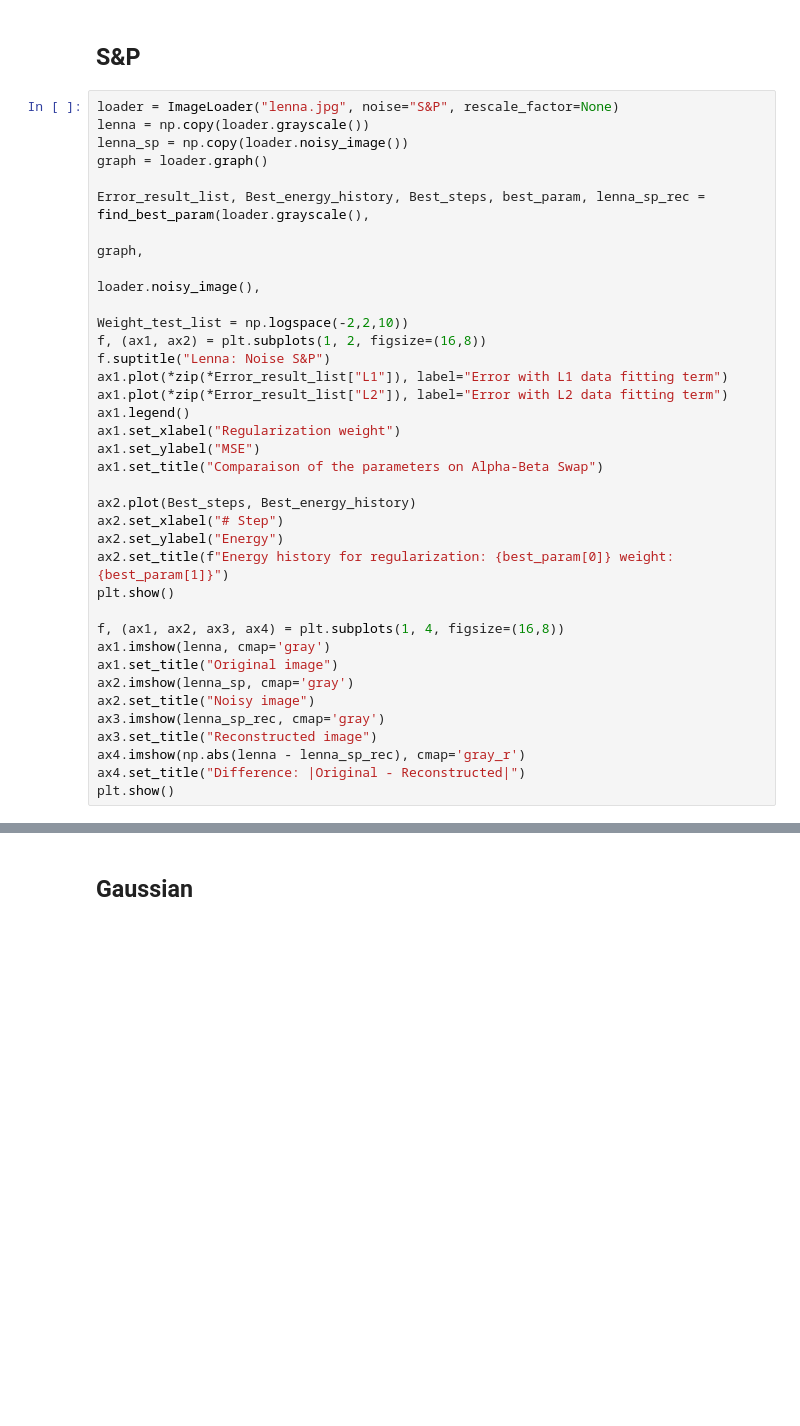
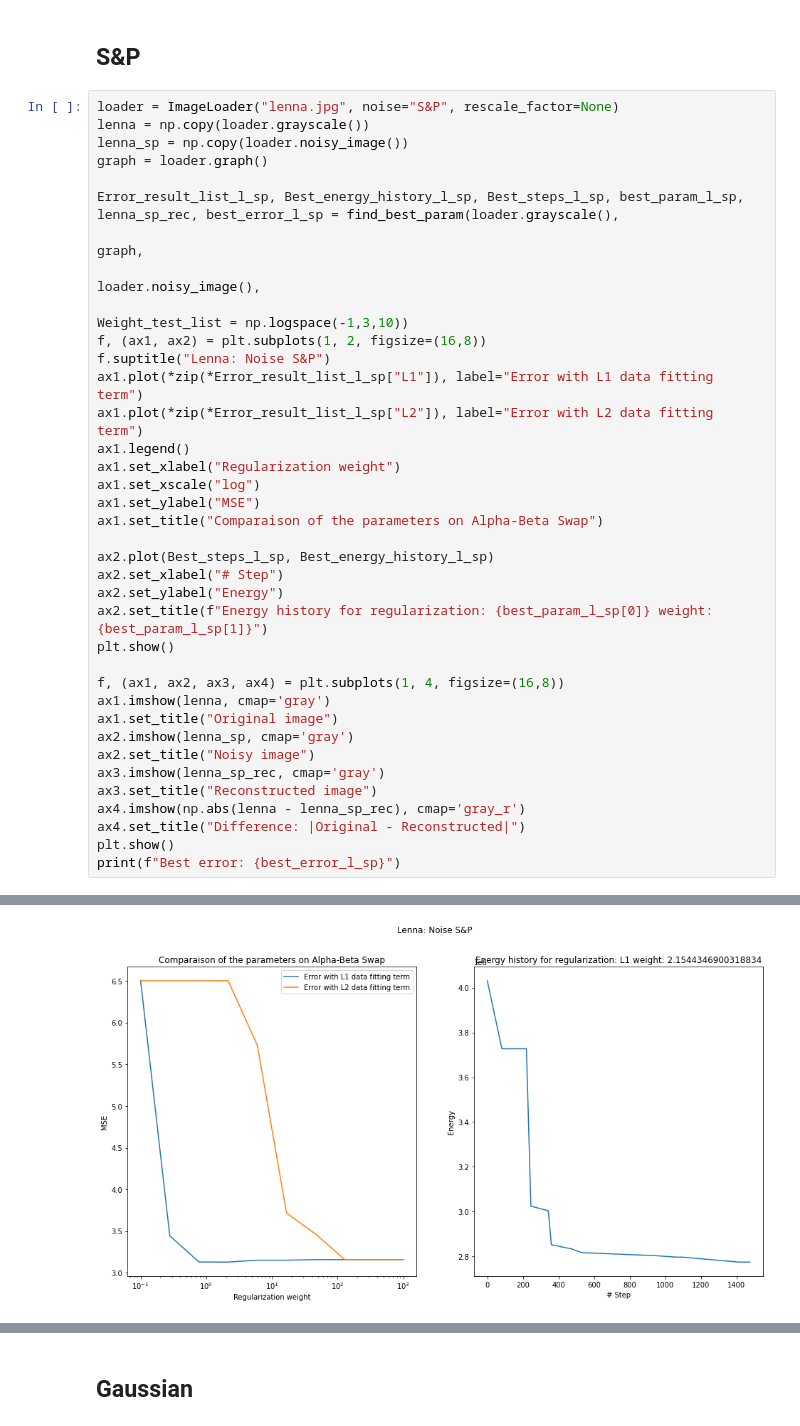
Before and after one commit to Bassvelitchkine/graph-cut-image-denoising, a Jupyter notebook: main.ipynb, the cells around one changed output, grey strips where cells are left out. Saved outputs shown, nothing was run; the diff lists cells and outputs as text; blank space fills up the shorter version.

```diff
--- a/main.ipynb
+++ b/main.ipynb
@@ -122,23 +145,24 @@ lenna = np.copy(loader.grayscale())
 lenna_sp = np.copy(loader.noisy_image())
 graph = loader.graph()
 
-Error_result_list, Best_energy_history, Best_steps, best_param, lenna_sp_rec = find_best_param(loader.grayscale(),
+Error_result_list_l_sp, Best_energy_history_l_sp, Best_steps_l_sp, best_param_l_sp, lenna_sp_rec, best_error_l_sp = find_best_param(loader.grayscale(),
                                                                                     graph,
                                                                                     loader.noisy_image(),
-                                                                                    Weight_test_list = np.logspace(-2,2,10))
+                                                                                    Weight_test_list = np.logspace(-1,3,10))
 f, (ax1, ax2) = plt.subplots(1, 2, figsize=(16,8))
 f.suptitle("Lenna: Noise S&P")
-ax1.plot(*zip(*Error_result_list["L1"]), label="Error with L1 data fitting term")
-ax1.plot(*zip(*Error_result_list["L2"]), label="Error with L2 data fitting term")
+ax1.plot(*zip(*Error_result_list_l_sp["L1"]), label="Error with L1 data fitting term")
+ax1.plot(*zip(*Error_result_list_l_sp["L2"]), label="Error with L2 data fitting term")
 ax1.legend()
 ax1.set_xlabel("Regularization weight")
+ax1.set_xscale("log")
 ax1.set_ylabel("MSE")
 ax1.set_title("Comparaison of the parameters on Alpha-Beta Swap")
 
-ax2.plot(Best_steps, Best_energy_history)
+ax2.plot(Best_steps_l_sp, Best_energy_history_l_sp)
 ax2.set_xlabel("# Step")
 ax2.set_ylabel("Energy")
-ax2.set_title(f"Energy history for regularization: {best_param[0]} weight: {best_param[1]}")
+ax2.set_title(f"Energy history for regularization: {best_param_l_sp[0]} weight: {best_param_l_sp[1]}")
 plt.show()
 
 f, (ax1, ax2, ax3, ax4) = plt.subplots(1, 4, figsize=(16,8))
@@ -151,3 +175,5 @@ ax3.set_title("Reconstructed image")
 ax4.imshow(np.abs(lenna - lenna_sp_rec), cmap='gray_r')
 ax4.set_title("Difference: |Original - Reconstructed|")
 plt.show()
+print(f"Best error: {best_error_l_sp}")
+# %% [output]
@@ -153,0 +181 @@ plt.show()
+[figure, added]
```
Also changed, not shown: parts of 9 cells of this notebook, 1 other file.
